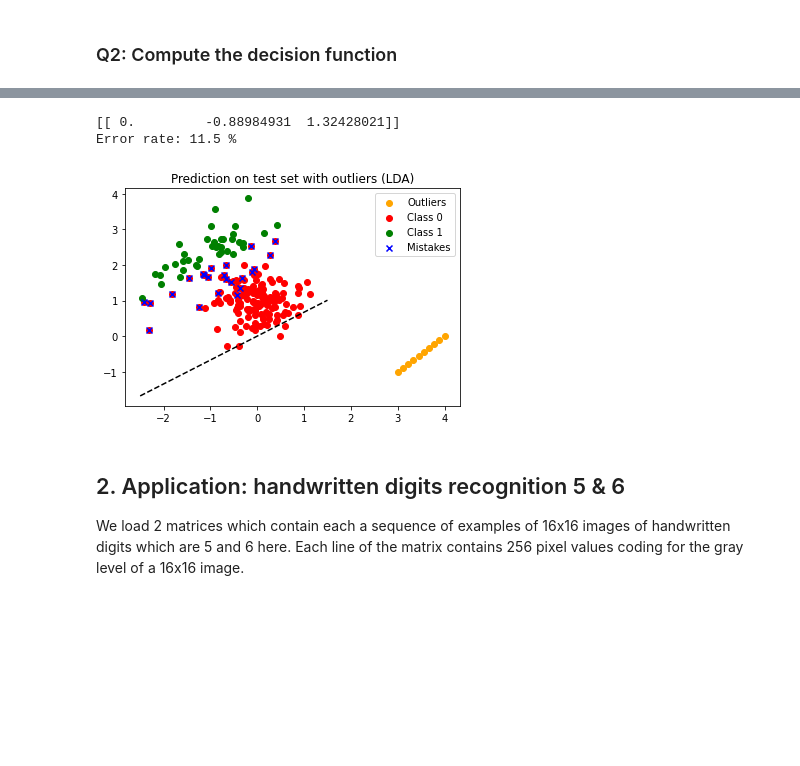
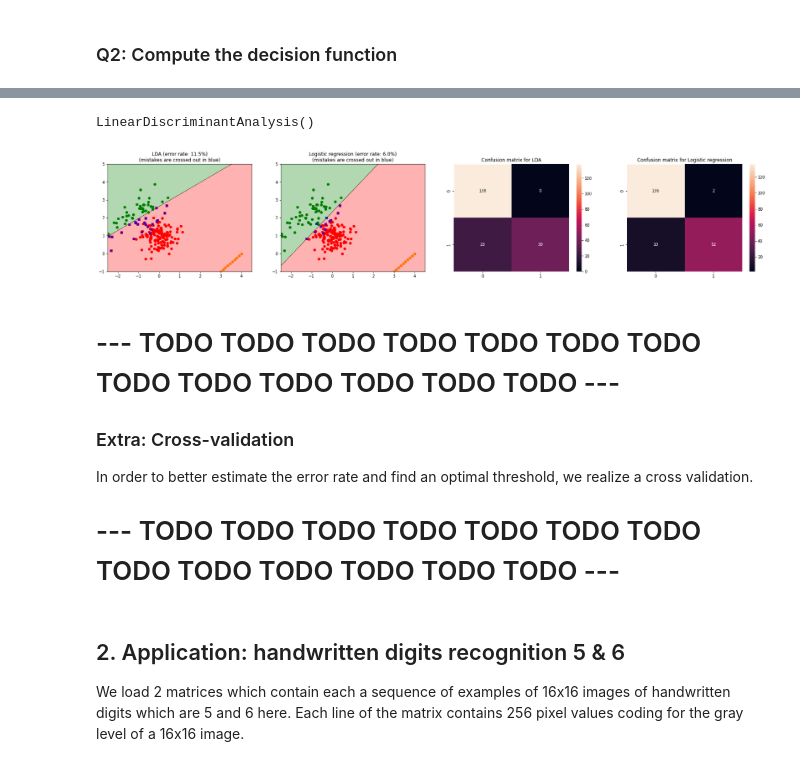
Before and after one commit to SnowHawkeye/sdia-labs, a Jupyter notebook: decision/tp3-logistic-regression/TP3_Salem_Salem.ipynb, the cells around one changed output, grey strips where cells are left out. Drawn from its saved outputs; the diff is of its cells as text; code cells hidden in the pictures; blank space fills up the shorter version.

```diff
--- a/decision/tp3-logistic-regression/TP3_Salem_Salem.ipynb
+++ b/decision/tp3-logistic-regression/TP3_Salem_Salem.ipynb
@@ -247,21 +281,48 @@ Error rate: 6.0 %
-# %%
-# With LDA
-from sklearn.discriminant_analysis import LinearDiscriminantAnalysis
-
-lda = LinearDiscriminantAnalysis()
-lda.fit(X_outliers, t_outliers)
-prediction_lda = lda.predict(X_test)
-
-print(lda.coef_)
-
-plt.scatter(outliers[:,1], outliers[:,2], c='orange')
-display_prediction(X_test, t_test, prediction_lda, lda.coef_[0],
-                   "Prediction on test set with outliers (LDA)",
-                   ["Outliers","Class 0", "Class 1", "Mistakes"])
-# %% [output]
-[[ 0.         -0.88984931  1.32428021]]
-Error rate: 11.5 %
-[figure, removed]
+# %%
+# Training the LDA model
+
+lda = LinearDiscriminantAnalysis()
+lda.fit(X_outliers, t_outliers)
+# %% [output]
+LinearDiscriminantAnalysis()
+# %%
+# Displaying results
+
+x1_bounds = (-2.5, 4.5)
+x2_bounds=(-1, 5)
+
+classification_outliers = BinaryPointsClassification(X_outliers, t_outliers, X_test, t_test, logReg.predict)
+classification_outliers_lda = BinaryPointsClassification(X_outliers, t_outliers, X_test, t_test, lda.predict)
+
+plt.figure(figsize=(30,5))
+
+plt.subplot(141)
+plt.scatter(outliers[:,1], outliers[:,2], c='orange')
+classification_outliers_lda.decision_regions_figure(x1_bounds, x2_bounds)
+classification_outliers_lda.predicted_points_figure(title=f"LDA (error rate: {classification_outliers_lda.error_rate*100}%)")
+
+plt.subplot(142)
+plt.scatter(outliers[:,1], outliers[:,2], c='orange')
+classification_outliers.decision_regions_figure(x1_bounds, x2_bounds)
+classification_outliers.predicted_points_figure(title=f"Logistic regression (error rate: {classification_outliers.error_rate*100}%)")
+
+plt.subplot(143)
+plt.title("Confusion matrix for LDA")
+classification_outliers_lda.confusion_matrix_heatmap()
+
+plt.subplot(144)
+plt.title("Confusion matrix for Logistic regression")
+classification_outliers.confusion_matrix_heatmap()
+# %% [output]
+[figure, added]
+# %% [markdown]
+# --- TODO TODO TODO TODO TODO TODO TODO TODO TODO TODO TODO TODO TODO ---
+
+### Extra: Cross-validation
+
+In order to better estimate the error rate and find an optimal threshold, we realize a cross validation.
+
+# --- TODO TODO TODO TODO TODO TODO TODO TODO TODO TODO TODO TODO TODO ---
 # %% [markdown]
 ## 2. Application: handwritten digits recognition 5 & 6
 We load 2 matrices which contain each a sequence of examples of 16x16 images
```
Also changed, not shown: parts of 20 cells of this notebook.
